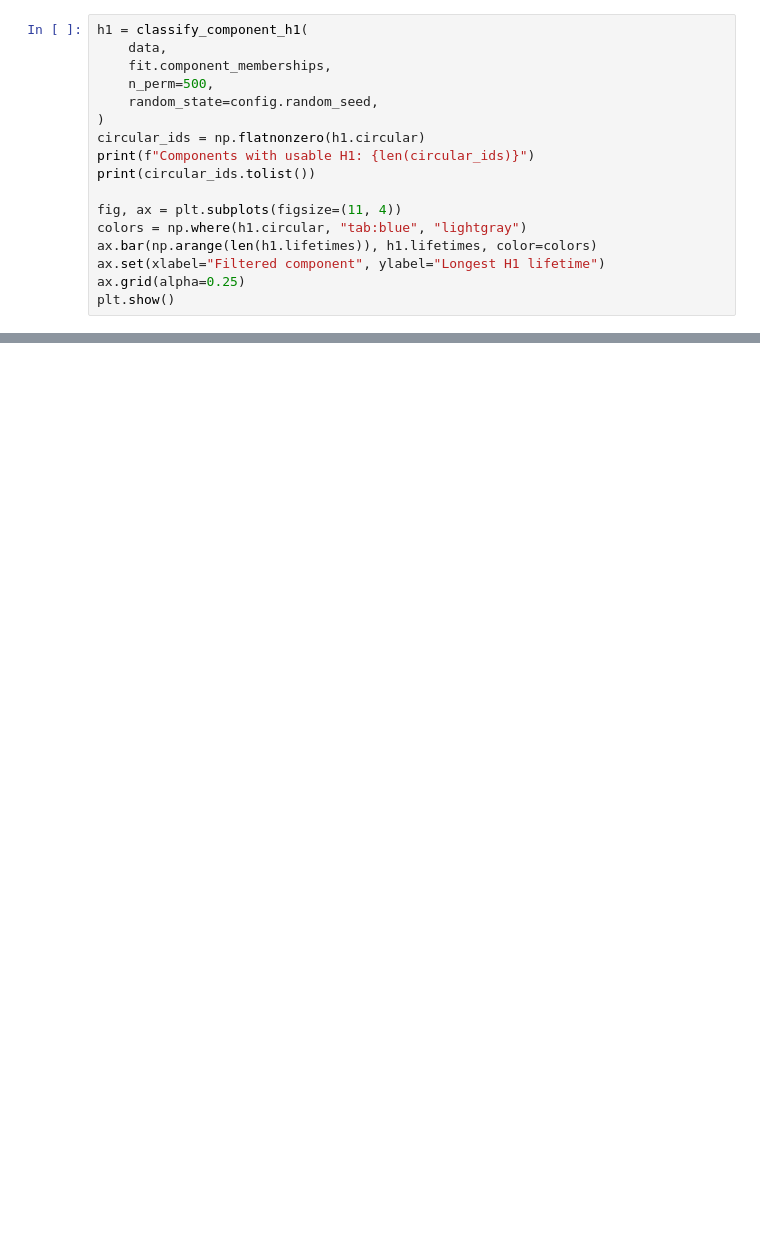
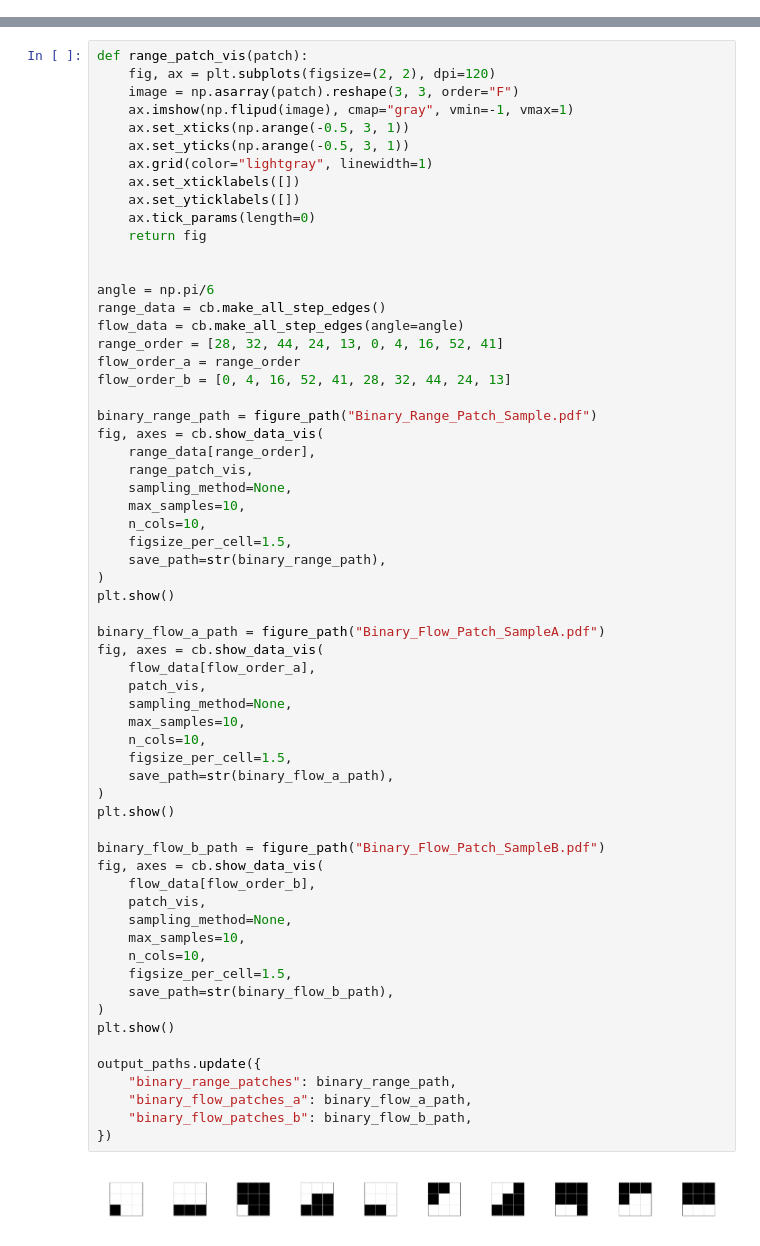
Before and after one commit to bradturow/high-contrast-optical-flow-experiments, a Jupyter notebook: notebooks/02_fiberwise_clustering.ipynb, the cells around one changed output, grey strips where cells are left out. Saved outputs shown, nothing was run; the diff lists cells and outputs as text; blank space fills up the shorter version.

```diff
--- a/notebooks/02_fiberwise_clustering.ipynb
+++ b/notebooks/02_fiberwise_clustering.ipynb
@@ -113,17 +0,0 @@ For each filtered component, the longest $H_1$ interval is tested against the le
-# %%
-h1 = classify_component_h1(
-    data,
-    fit.component_memberships,
-    n_perm=500,
-    random_state=config.random_seed,
-)
-circular_ids = np.flatnonzero(h1.circular)
-print(f"Components with usable H1: {len(circular_ids)}")
-print(circular_ids.tolist())
-
-fig, ax = plt.subplots(figsize=(11, 4))
-colors = np.where(h1.circular, "tab:blue", "lightgray")
-ax.bar(np.arange(len(h1.lifetimes)), h1.lifetimes, color=colors)
-ax.set(xlabel="Filtered component", ylabel="Longest H1 lifetime")
-ax.grid(alpha=0.25)
-plt.show()
@@ -191,0 +307,64 @@ metrics
+# %%
+def range_patch_vis(patch):
+    fig, ax = plt.subplots(figsize=(2, 2), dpi=120)
+    image = np.asarray(patch).reshape(3, 3, order="F")
+    ax.imshow(np.flipud(image), cmap="gray", vmin=-1, vmax=1)
+    ax.set_xticks(np.arange(-0.5, 3, 1))
+    ax.set_yticks(np.arange(-0.5, 3, 1))
+    ax.grid(color="lightgray", linewidth=1)
+    ax.set_xticklabels([])
+    ax.set_yticklabels([])
+    ax.tick_params(length=0)
+    return fig
+
+
+angle = np.pi/6
+range_data = cb.make_all_step_edges()
+flow_data = cb.make_all_step_edges(angle=angle)
+range_order = [28, 32, 44, 24, 13, 0, 4, 16, 52, 41]
+flow_order_a = range_order
+flow_order_b = [0, 4, 16, 52, 41, 28, 32, 44, 24, 13]
+
+binary_range_path = figure_path("Binary_Range_Patch_Sample.pdf")
+fig, axes = cb.show_data_vis(
+    range_data[range_order],
+    range_patch_vis,
+    sampling_method=None,
+    max_samples=10,
+    n_cols=10,
+    figsize_per_cell=1.5,
+    save_path=str(binary_range_path),
+)
+plt.show()
+
+binary_flow_a_path = figure_path("Binary_Flow_Patch_SampleA.pdf")
+fig, axes = cb.show_data_vis(
+    flow_data[flow_order_a],
+    patch_vis,
+    sampling_method=None,
+    max_samples=10,
+    n_cols=10,
+    figsize_per_cell=1.5,
+    save_path=str(binary_flow_a_path),
+)
+plt.show()
+
+binary_flow_b_path = figure_path("Binary_Flow_Patch_SampleB.pdf")
+fig, axes = cb.show_data_vis(
+    flow_data[flow_order_b],
+    patch_vis,
+    sampling_method=None,
+    max_samples=10,
+    n_cols=10,
+    figsize_per_cell=1.5,
+    save_path=str(binary_flow_b_path),
+)
+plt.show()
+
+output_paths.update({
+    "binary_range_patches": binary_range_path,
+    "binary_flow_patches_a": binary_flow_a_path,
+    "binary_flow_patches_b": binary_flow_b_path,
+})
+# %% [output]
+[figure, added]
```
Also changed, not shown: parts of 48 cells of this notebook, 9 other files.
